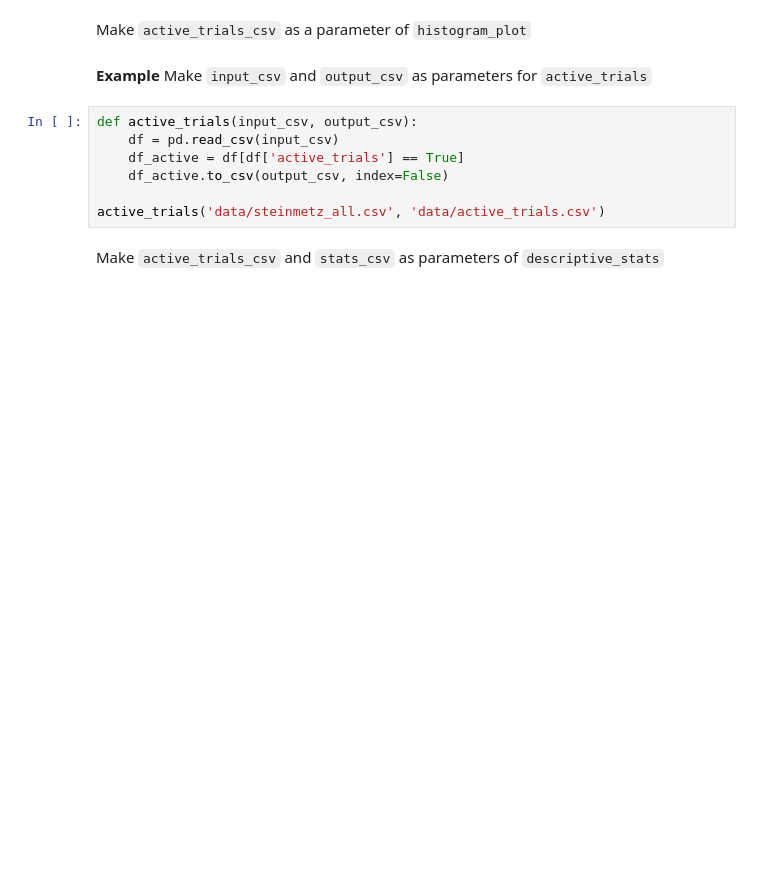
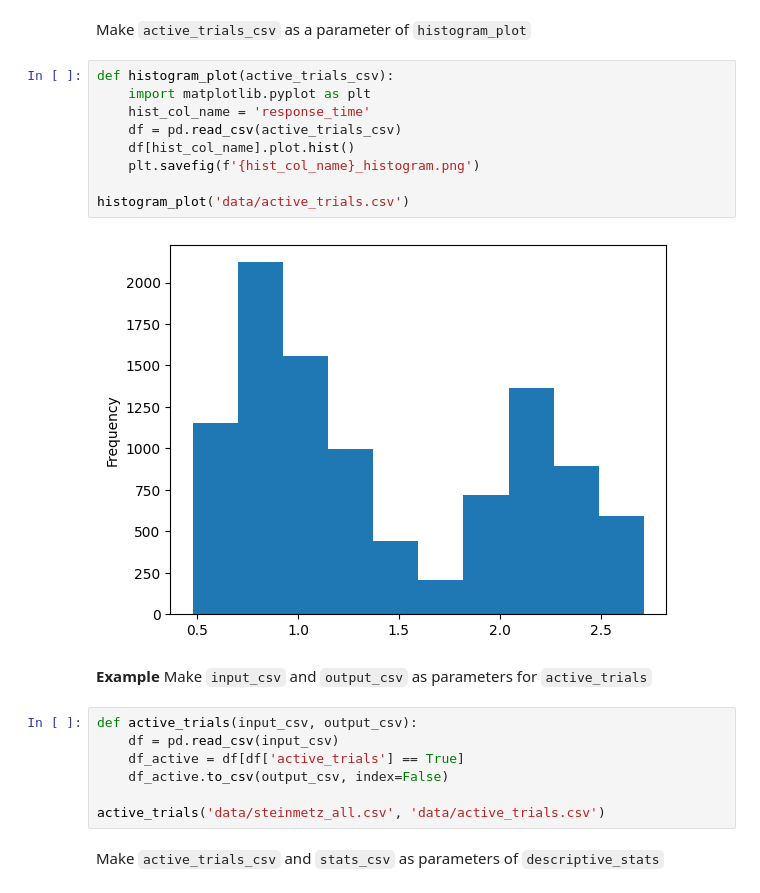
Before and after one commit to ibehave-ibots/Workshop-Notebook-Driven-Development, a Jupyter notebook: day3/09 Building Workflows in Notebook_panos.ipynb, the cells around one changed output. Cells and saved outputs as stored; diff of their text form; blank space fills up the shorter version.

```diff
--- a/day3/09 Building Workflows in Notebook_panos.ipynb
+++ b/day3/09 Building Workflows in Notebook_panos.ipynb
@@ -114,5 +118,16 @@ Make `active_trials_csv` as a parameter of `descriptive_stats`
 # %% [markdown]
 Make `active_trials_csv` as a parameter of `histogram_plot`
+# %%
+def histogram_plot(active_trials_csv):
+    import matplotlib.pyplot as plt
+    hist_col_name = 'response_time'
+    df = pd.read_csv(active_trials_csv)
+    df[hist_col_name].plot.hist()
+    plt.savefig(f'{hist_col_name}_histogram.png')
+
+histogram_plot('data/active_trials.csv')
+# %% [output]
+[figure, added]
 # %% [markdown]
 **Example** Make `input_csv` and `output_csv` as parameters for `active_trials`
 # %%
```
Also changed, not shown: parts of 9 cells of this notebook, 4 other files.
